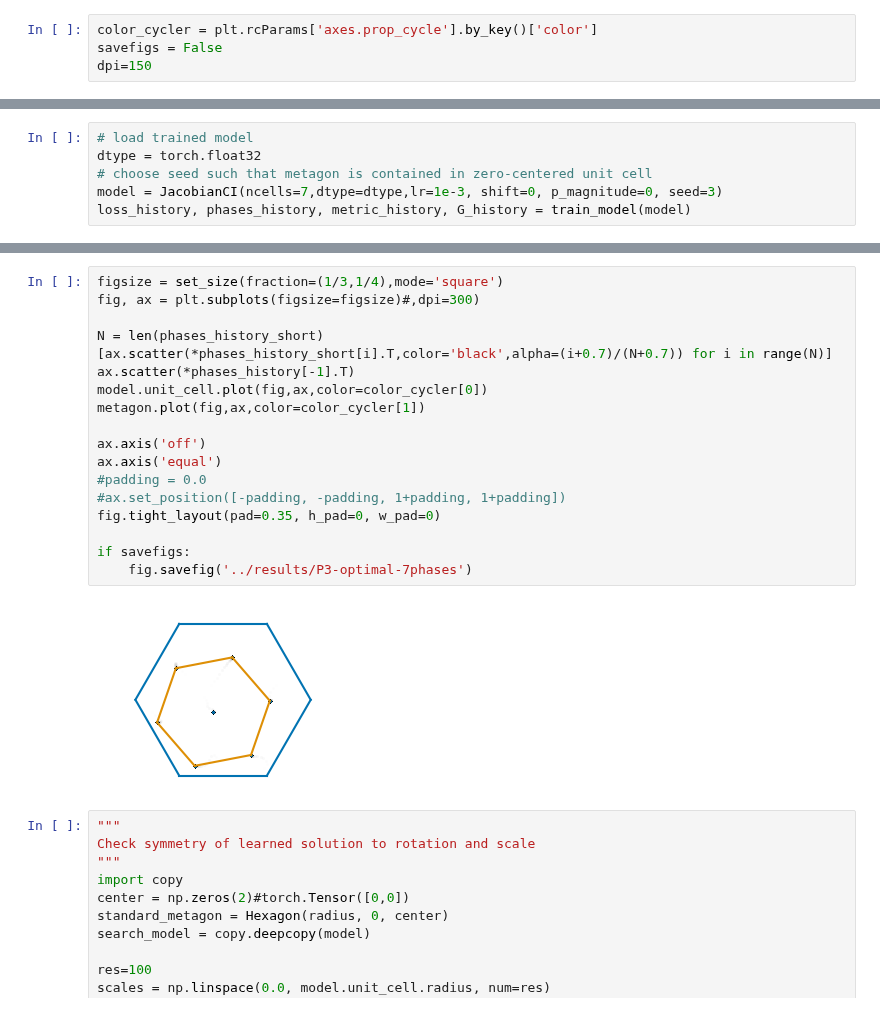
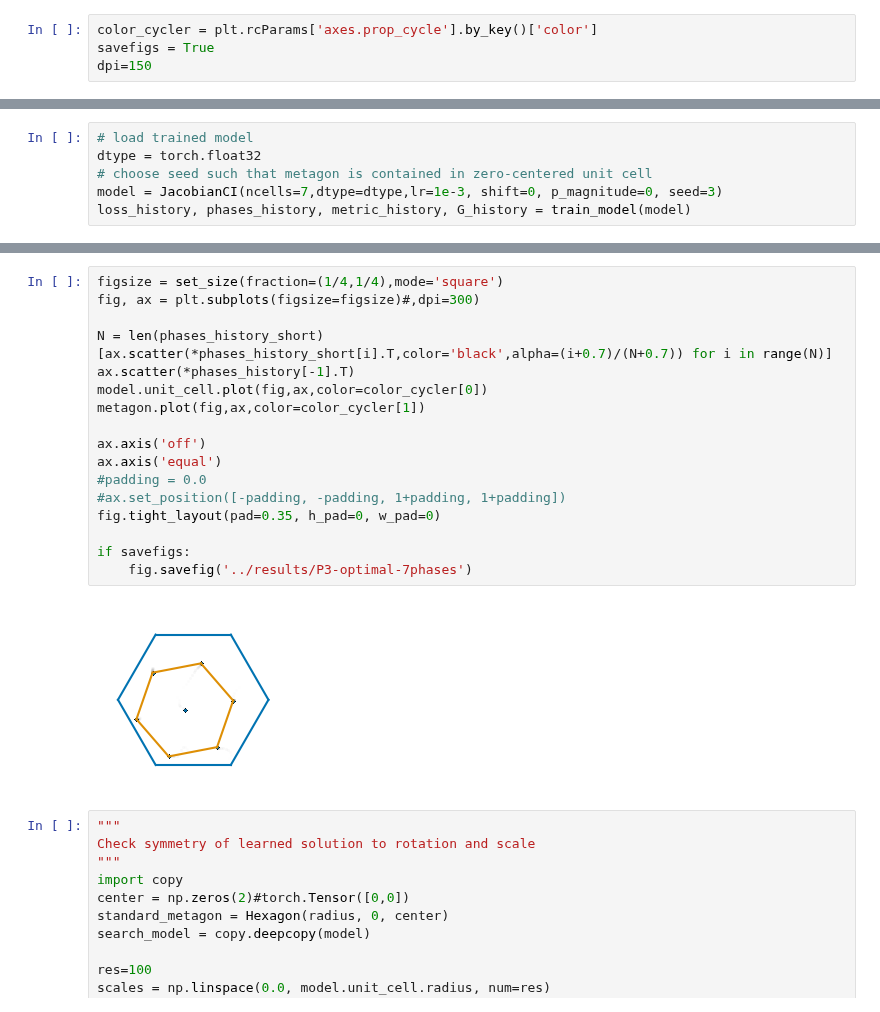
Before and after one commit to bioAI-Oslo/CI-grid-cells, a Jupyter notebook: figure-generating-notebooks/optimal-phase-distributions-upper.ipynb, the cells around one changed output, grey strips where cells are left out. Drawn from its saved outputs; the diff is of its cells as text.

```diff
--- a/figure-generating-notebooks/optimal-phase-distributions-upper.ipynb
+++ b/figure-generating-notebooks/optimal-phase-distributions-upper.ipynb
@@ -23,7 +23,7 @@ from plotting_functions import scatter3d, set_size, colorbar_axis
 from utils import rotation_matrix
 # %%
 color_cycler = plt.rcParams['axes.prop_cycle'].by_key()['color']
-savefigs = False
+savefigs = True
 dpi=150
 # %%
 def train_model(model):
@@ -88,23 +88,23 @@ orientation
 # %%
-figsize = set_size(fraction=(1/3,1/4),mode='square')
+figsize = set_size(fraction=(1/4,1/4),mode='square')
 fig, ax = plt.subplots(figsize=figsize)#,dpi=300)
 
 N = len(phases_history_short)
 [ax.scatter(*phases_history_short[i].T,color='black',alpha=(i+0.7)/(N+0.7)) for i in range(N)]
 ax.scatter(*phases_history[-1].T)
 model.unit_cell.plot(fig,ax,color=color_cycler[0])
 metagon.plot(fig,ax,color=color_cycler[1])
 
 ax.axis('off')
 ax.axis('equal')
 #padding = 0.0
 #ax.set_position([-padding, -padding, 1+padding, 1+padding])
 fig.tight_layout(pad=0.35, h_pad=0, w_pad=0)
 
 if savefigs:
     fig.savefig('../results/P3-optimal-7phases')
 # %% [output]
-[figure, old version]
+[figure, new version]
 # %%
 """
 Check symmetry of learned solution to rotation and scale
```
Also changed, not shown: parts of 16 cells of this notebook, 10 other files.
